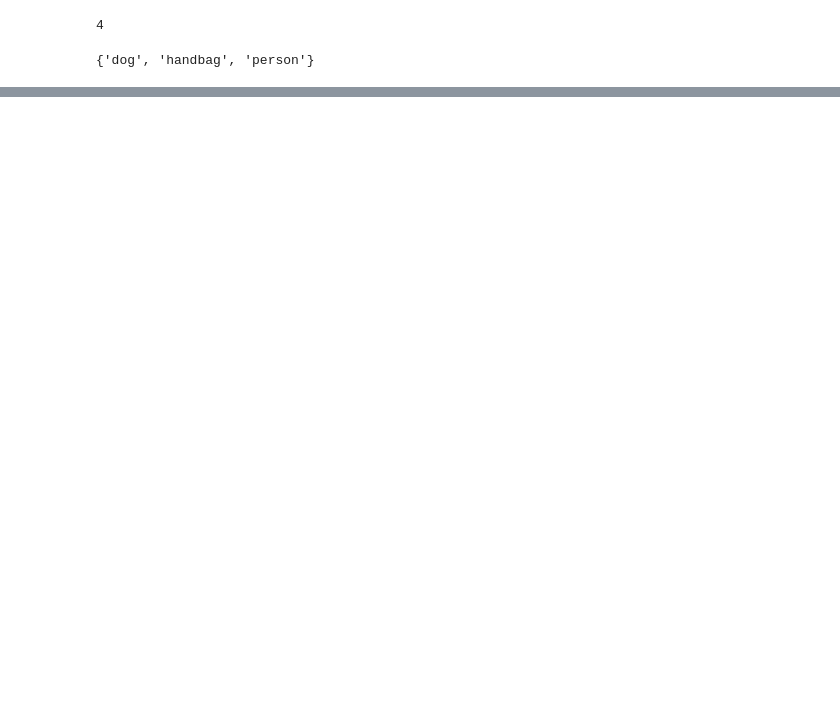
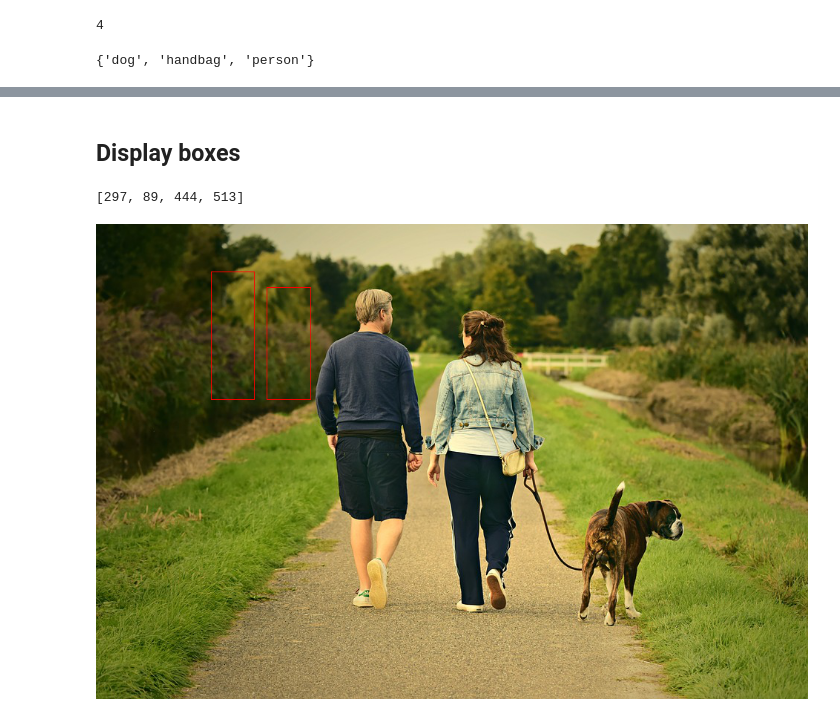
Before and after one commit to robmarkcole/HASS-Deepstack-object, a Jupyter notebook: development/Deepstack object detection.ipynb, the cells around one changed output, grey strips where cells are left out. Saved outputs shown, nothing was run; the diff lists cells and outputs as text; code cells hidden in the pictures; blank space fills up the shorter version.

```diff
--- a/development/Deepstack object detection.ipynb
+++ b/development/Deepstack object detection.ipynb
@@ -9,8 +18,10 @@ sudo docker run -e VISION-DETECTION=True -v localstorage:/datastore -p 5000:5000
 # %%
 import requests
 import matplotlib.pyplot as plt
-from PIL import Image
+from PIL import Image, ImageDraw
 %matplotlib inline
 
 IP = "localhost"
 PORT = "5000"
+
+TARGET = 'person'
@@ -115,0 +108,33 @@ get_objects_summary(predictions)
+# %% [markdown]
+## Display boxes
+# %%
+def get_bounding_box(prediction):
+    """
+    Returns the bounding box array
+    """
+    x1 = prediction['x_min']
+    x2 = prediction['x_max']
+    y1 = prediction['y_min']
+    y2 = prediction['y_max']
+    return [x1, y1, x2, y2]
+
+test_prediction = {'confidence': 99,
+  'label': 'person',
+  'y_min': 89,
+  'x_min': 297,
+  'y_max': 513,
+  'x_max': 444}
+
+get_bounding_box(test_prediction)
+# %% [output]
+[297, 89, 444, 513]
+# %%
+draw = ImageDraw.Draw(image)
+
+for prediction in predictions:
+    if prediction['label'] == TARGET:
+        draw.rectangle(get_bounding_box(prediction), outline='red')
+
+display(image)
+# %% [output]
+[figure, added]
```
Also changed, not shown: parts of 13 cells of this notebook.
